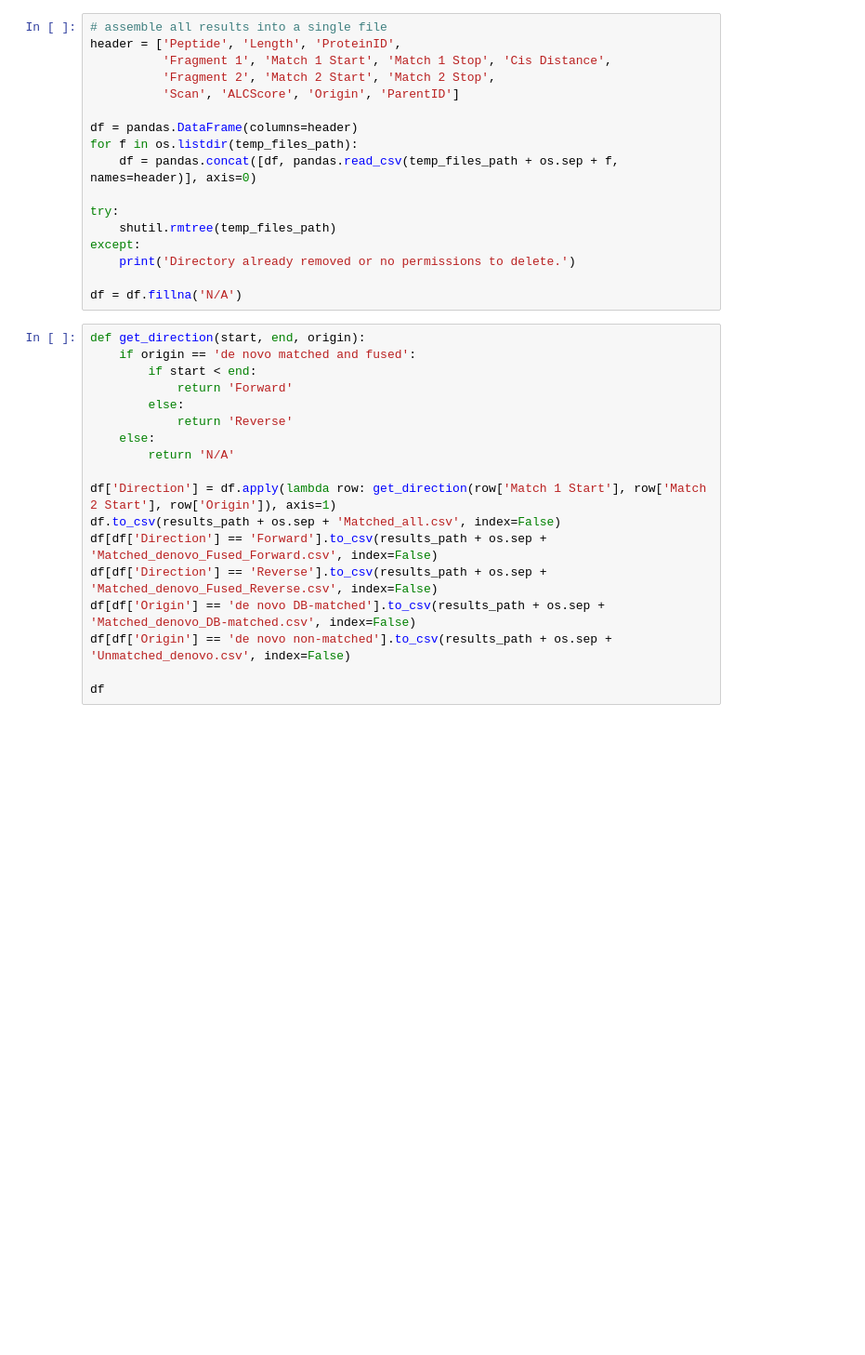
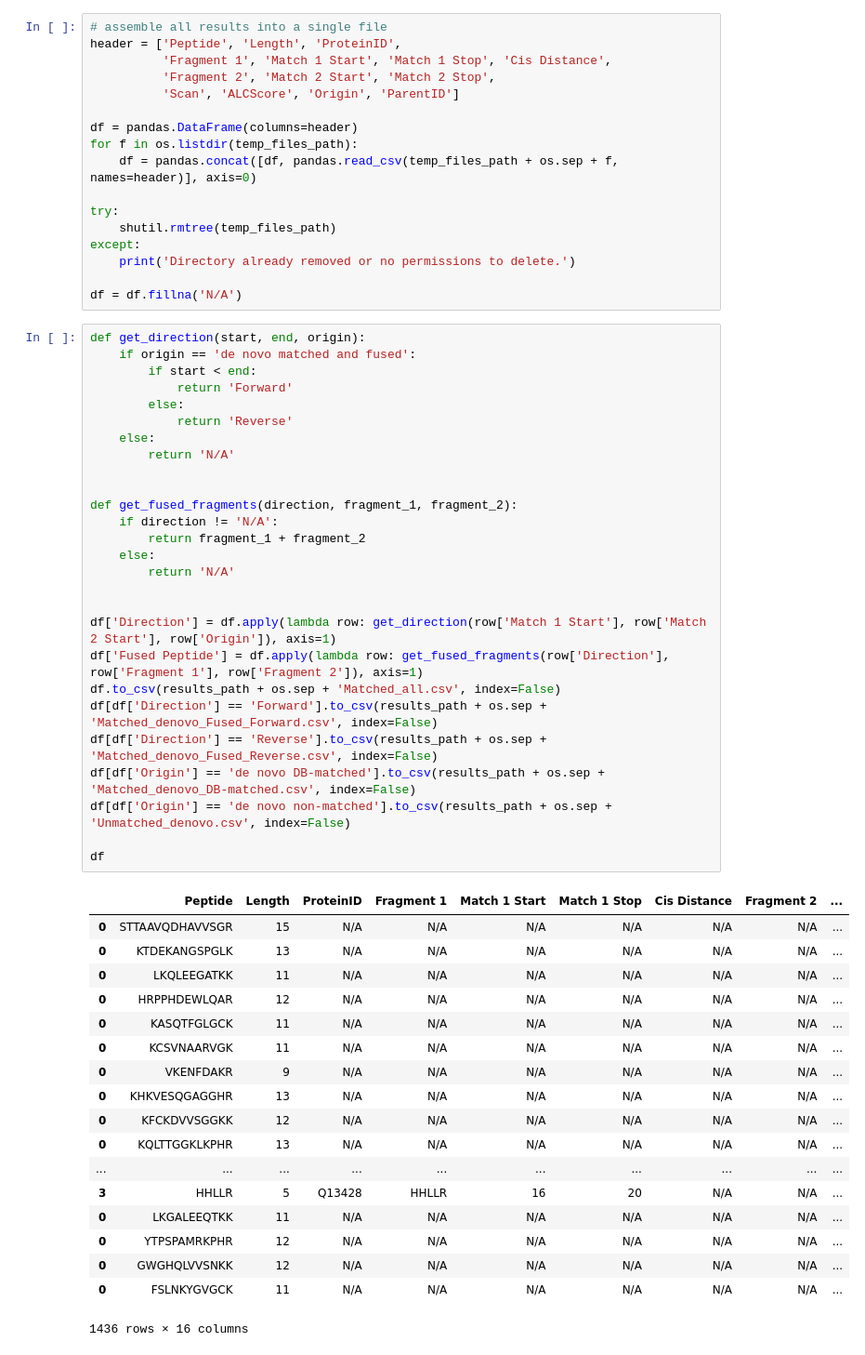
Before and after one commit to GLeonov/peptide-fusion-scan, a Jupyter notebook: peptide_fusion_scan.ipynb, the cells around one changed output. Shown: that part at 93% size. Cells and saved outputs as stored; diff of their text form; blank space fills up the shorter version.

```diff
--- a/peptide_fusion_scan.ipynb
+++ b/peptide_fusion_scan.ipynb
@@ -396,18 +367,46 @@ df = df.fillna('N/A')
 # %%
 def get_direction(start, end, origin):
     if origin == 'de novo matched and fused':
         if start < end:
             return 'Forward'
         else:
             return 'Reverse'
     else:
         return 'N/A'
 
+
+def get_fused_fragments(direction, fragment_1, fragment_2):
+    if direction != 'N/A':
+        return fragment_1 + fragment_2
+    else:
+        return 'N/A'
+
+
 df['Direction'] = df.apply(lambda row: get_direction(row['Match 1 Start'], row['Match 2 Start'], row['Origin']), axis=1)
+df['Fused Peptide'] = df.apply(lambda row: get_fused_fragments(row['Direction'], row['Fragment 1'], row['Fragment 2']), axis=1)
 df.to_csv(results_path + os.sep + 'Matched_all.csv', index=False)
 df[df['Direction'] == 'Forward'].to_csv(results_path + os.sep + 'Matched_denovo_Fused_Forward.csv', index=False)
 df[df['Direction'] == 'Reverse'].to_csv(results_path + os.sep + 'Matched_denovo_Fused_Reverse.csv', index=False)
 df[df['Origin'] == 'de novo DB-matched'].to_csv(results_path + os.sep + 'Matched_denovo_DB-matched.csv', index=False)
 df[df['Origin'] == 'de novo non-matched'].to_csv(results_path + os.sep + 'Unmatched_denovo.csv', index=False)
 
 df
+# %% [output]
+|  | Peptide | Length | ProteinID | Fragment 1 | Match 1 Start | Match 1 Stop | Cis Distance | Fragment 2 | ... |
+| 0 | STTAAVQDHAVVSGR | 15 | N/A | N/A | N/A | N/A | N/A | N/A | ... |
+| 0 | KTDEKANGSPGLK | 13 | N/A | N/A | N/A | N/A | N/A | N/A | ... |
+| 0 | LKQLEEGATKK | 11 | N/A | N/A | N/A | N/A | N/A | N/A | ... |
+| 0 | HRPPHDEWLQAR | 12 | N/A | N/A | N/A | N/A | N/A | N/A | ... |
+| 0 | KASQTFGLGCK | 11 | N/A | N/A | N/A | N/A | N/A | N/A | ... |
+| 0 | KCSVNAARVGK | 11 | N/A | N/A | N/A | N/A | N/A | N/A | ... |
+| 0 | VKENFDAKR | 9 | N/A | N/A | N/A | N/A | N/A | N/A | ... |
+| 0 | KHKVESQGAGGHR | 13 | N/A | N/A | N/A | N/A | N/A | N/A | ... |
+| 0 | KFCKDVVSGGKK | 12 | N/A | N/A | N/A | N/A | N/A | N/A | ... |
+| 0 | KQLTTGGKLKPHR | 13 | N/A | N/A | N/A | N/A | N/A | N/A | ... |
+| ... | ... | ... | ... | ... | ... | ... | ... | ... | ... |
+| 3 | HHLLR | 5 | Q13428 | HHLLR | 16 | 20 | N/A | N/A | ... |
+| 0 | LKGALEEQTKK | 11 | N/A | N/A | N/A | N/A | N/A | N/A | ... |
+| 0 | YTPSPAMRKPHR | 12 | N/A | N/A | N/A | N/A | N/A | N/A | ... |
+| 0 | GWGHQLVVSNKK | 12 | N/A | N/A | N/A | N/A | N/A | N/A | ... |
+| 0 | FSLNKYGVGCK | 11 | N/A | N/A | N/A | N/A | N/A | N/A | ... |
+1436 rows × 16 columns
```
Also changed, not shown: parts of 3 cells of this notebook, 22 other files.
